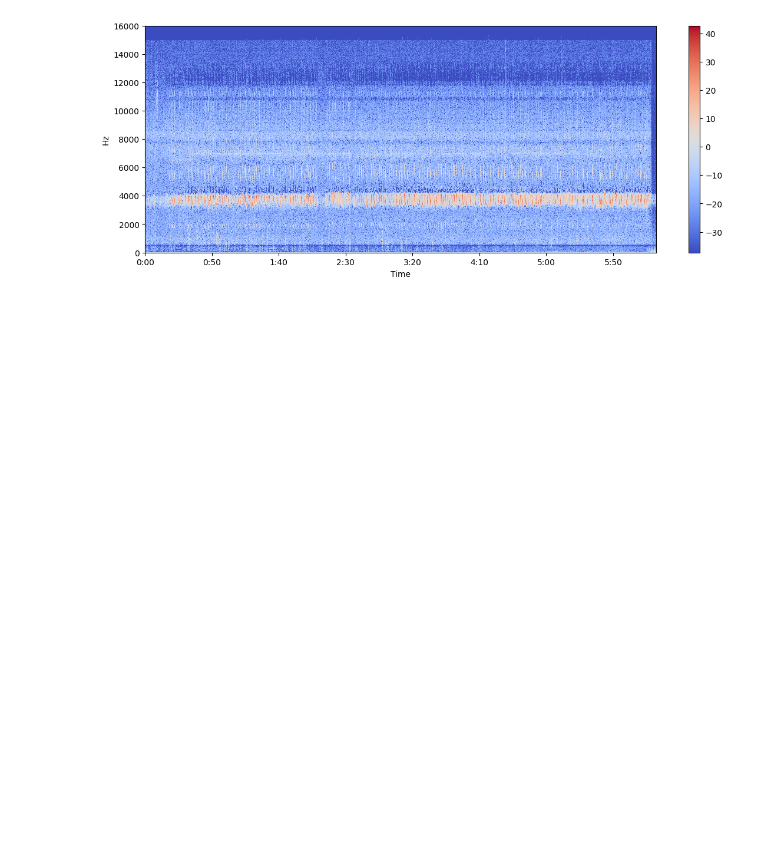
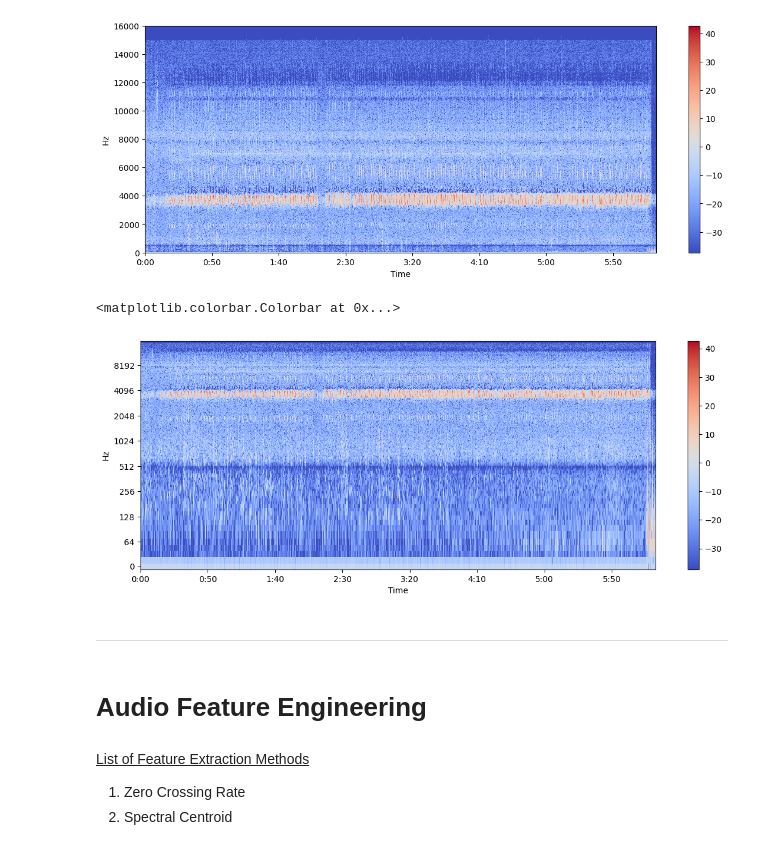
Before and after one commit to minimartzz/bird-clef-2025, a Jupyter notebook: audio_processing.ipynb, the cells around one changed output. Cells and saved outputs as stored; diff of their text form; code cells hidden in the pictures; blank space fills up the shorter version.

Commit message:
Update: Filled in README and added some audio processing methods to notebook

```diff
--- a/audio_processing.ipynb
+++ b/audio_processing.ipynb
@@ -62,3 +62,20 @@ plt.colorbar()
 # %% [output]
 <matplotlib.colorbar.Colorbar at 0x...>
 [figure]
+# %%
+# Converting the frequency to log-scaled
+plt.figure(figsize=(14, 5))
+librosa.display.specshow(Xdb, sr=SR, x_axis='time', y_axis='log')
+plt.colorbar()
+# %% [output]
+<matplotlib.colorbar.Colorbar at 0x...>
+[figure, added]
+# %% [markdown]
+---
+# %% [markdown]
+# Audio Feature Engineering
+# %% [markdown]
+<u>List of Feature Extraction Methods</u>
+
+1. Zero Crossing Rate
+2. Spectral Centroid
```
Also changed, not shown: parts of 10 cells of this notebook, 1 other file.
